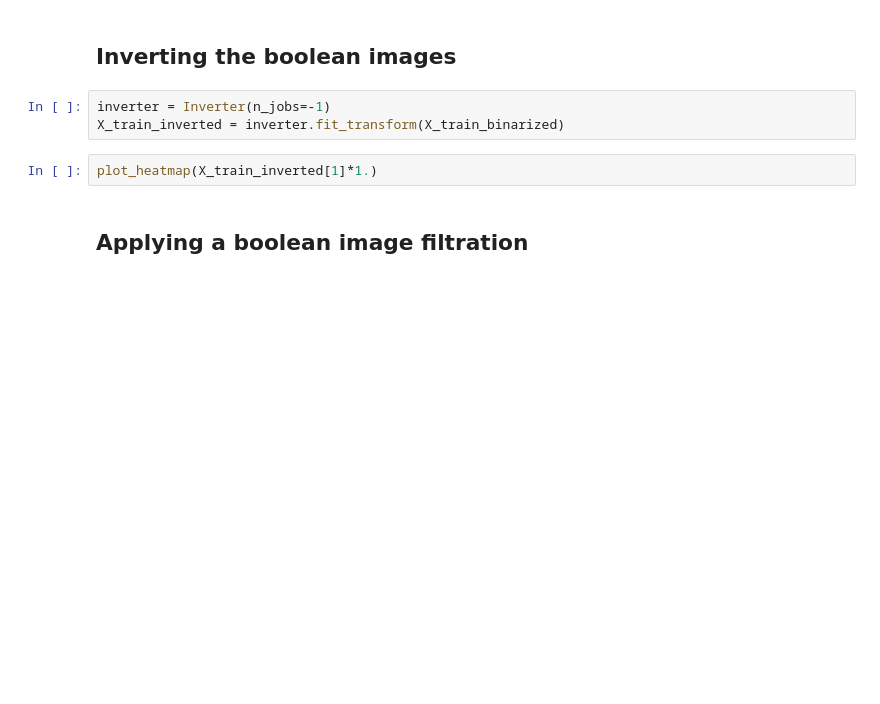
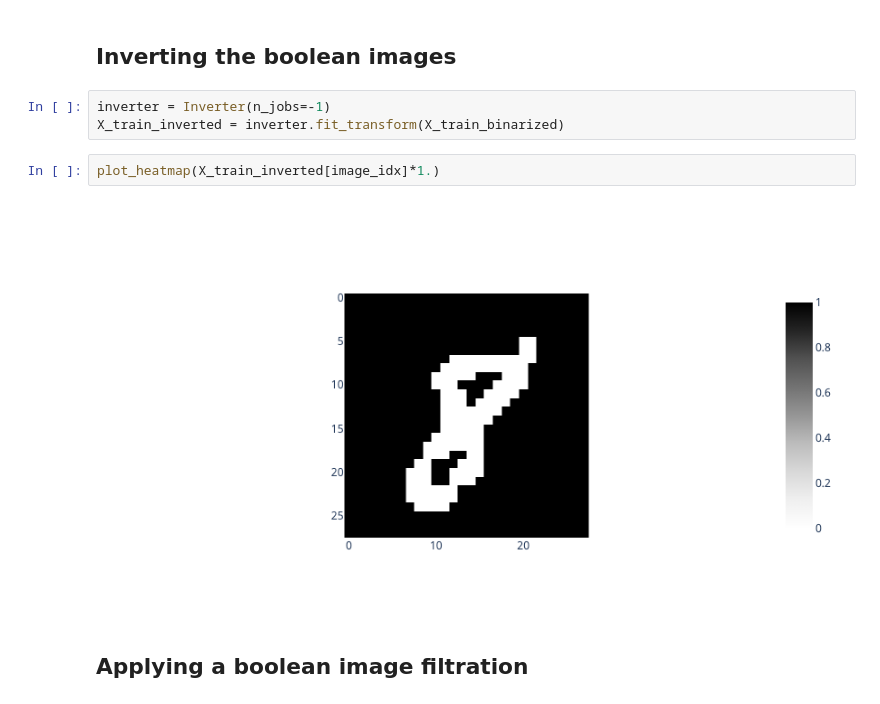
Before and after one commit to giotto-ai/giotto-tda, a Jupyter notebook: examples/MNIST_classification.ipynb, the cells around one changed output. Cells and saved outputs as stored; diff of their text form; blank space fills up the shorter version.

```diff
--- a/examples/MNIST_classification.ipynb
+++ b/examples/MNIST_classification.ipynb
@@ -60,7 +122,9 @@ plot_heatmap(X_train_binarized[1]*1.)
 inverter = Inverter(n_jobs=-1)
 X_train_inverted = inverter.fit_transform(X_train_binarized)
 # %%
-plot_heatmap(X_train_inverted[1]*1.)
+plot_heatmap(X_train_inverted[image_idx]*1.)
+# %% [output]
+[figure, added]
 # %% [markdown]
 ## Applying a boolean image filtration
 # %%
```
Also changed, not shown: parts of 37 cells of this notebook, 1 other file.
